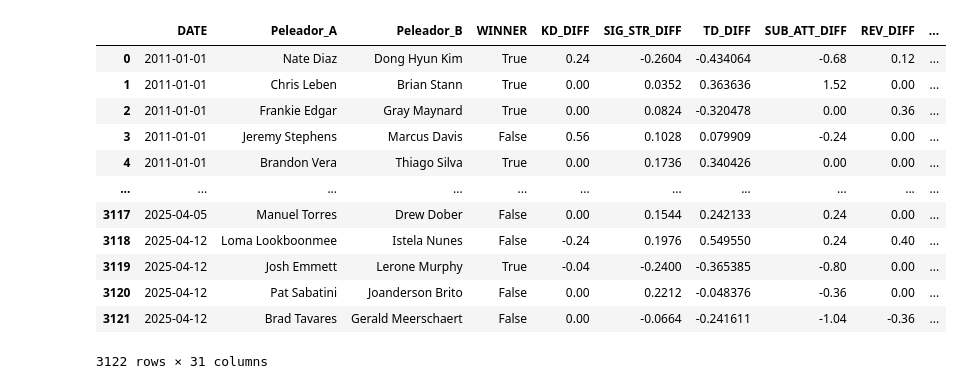
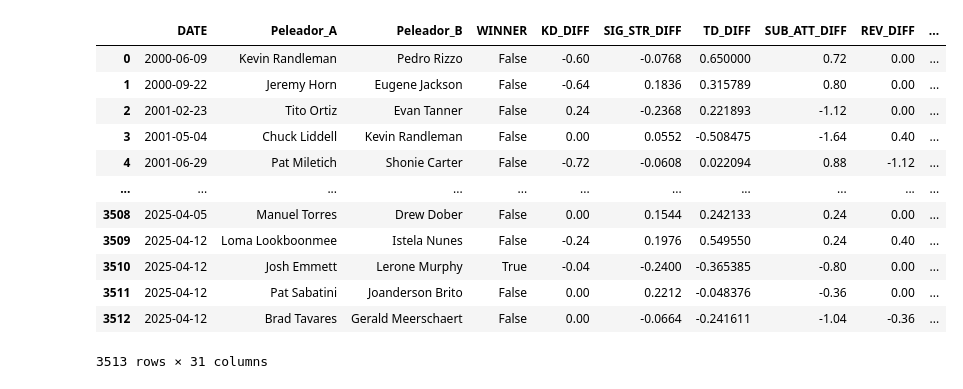
Before and after one commit to UCM-GIDIA-PD1/c2425-R4, a Jupyter notebook: src/evaluacion/P2/evaluacion_P2_nuevos_datos.ipynb, the cells around one changed output. Saved outputs shown, nothing was run; the diff lists cells and outputs as text; code cells hidden in the pictures.

```diff
--- a/src/evaluacion/P2/evaluacion_P2_nuevos_datos.ipynb
+++ b/src/evaluacion/P2/evaluacion_P2_nuevos_datos.ipynb
@@ -7,23 +7,23 @@ from sklearn.metrics import accuracy_score, f1_score, confusion_matrix, classifi
 import seaborn as sns
 import matplotlib.pyplot as plt
 # %%
-ruta_df =  os.path.join("..","..","..", "data", "P2_dif","completo_dif.parquet")
+ruta_df =  os.path.join("..","..","..", "data", "processed","df_dif.parquet")
 df = pd.read_parquet(ruta_df)
 df
 # %% [output]
 |  | DATE | Peleador_A | Peleador_B | WINNER | KD_DIFF | SIG_STR_DIFF | TD_DIFF | SUB_ATT_DIFF | REV_DIFF | ... |
-| 0 | 2011-01-01 | Nate Diaz | Dong Hyun Kim | True | 0.24 | -0.2604 | -0.434064 | -0.68 | 0.12 | ... |
-| 1 | 2011-01-01 | Chris Leben | Brian Stann | True | 0.00 | 0.0352 | 0.363636 | 1.52 | 0.00 | ... |
-| 2 | 2011-01-01 | Frankie Edgar | Gray Maynard | True | 0.00 | 0.0824 | -0.320478 | 0.00 | 0.36 | ... |
-| 3 | 2011-01-01 | Jeremy Stephens | Marcus Davis | False | 0.56 | 0.1028 | 0.079909 | -0.24 | 0.00 | ... |
-| 4 | 2011-01-01 | Brandon Vera | Thiago Silva | True | 0.00 | 0.1736 | 0.340426 | 0.00 | 0.00 | ... |
+| 0 | 2000-06-09 | Kevin Randleman | Pedro Rizzo | False | -0.60 | -0.0768 | 0.650000 | 0.72 | 0.00 | ... |
+| 1 | 2000-09-22 | Jeremy Horn | Eugene Jackson | False | -0.64 | 0.1836 | 0.315789 | 0.80 | 0.00 | ... |
+| 2 | 2001-02-23 | Tito Ortiz | Evan Tanner | False | 0.24 | -0.2368 | 0.221893 | -1.12 | 0.00 | ... |
+| 3 | 2001-05-04 | Chuck Liddell | Kevin Randleman | False | 0.00 | 0.0552 | -0.508475 | -1.64 | 0.40 | ... |
+| 4 | 2001-06-29 | Pat Miletich | Shonie Carter | False | -0.72 | -0.0608 | 0.022094 | 0.88 | -1.12 | ... |
 | ... | ... | ... | ... | ... | ... | ... | ... | ... | ... | ... |
-| 3117 | 2025-04-05 | Manuel Torres | Drew Dober | False | 0.00 | 0.1544 | 0.242133 | 0.24 | 0.00 | ... |
-| 3118 | 2025-04-12 | Loma Lookboonmee | Istela Nunes | False | -0.24 | 0.1976 | 0.549550 | 0.24 | 0.40 | ... |
-| 3119 | 2025-04-12 | Josh Emmett | Lerone Murphy | True | -0.04 | -0.2400 | -0.365385 | -0.80 | 0.00 | ... |
-| 3120 | 2025-04-12 | Pat Sabatini | Joanderson Brito | False | 0.00 | 0.2212 | -0.048376 | -0.36 | 0.00 | ... |
-| 3121 | 2025-04-12 | Brad Tavares | Gerald Meerschaert | False | 0.00 | -0.0664 | -0.241611 | -1.04 | -0.36 | ... |
+| 3508 | 2025-04-05 | Manuel Torres | Drew Dober | False | 0.00 | 0.1544 | 0.242133 | 0.24 | 0.00 | ... |
+| 3509 | 2025-04-12 | Loma Lookboonmee | Istela Nunes | False | -0.24 | 0.1976 | 0.549550 | 0.24 | 0.40 | ... |
+| 3510 | 2025-04-12 | Josh Emmett | Lerone Murphy | True | -0.04 | -0.2400 | -0.365385 | -0.80 | 0.00 | ... |
+| 3511 | 2025-04-12 | Pat Sabatini | Joanderson Brito | False | 0.00 | 0.2212 | -0.048376 | -0.36 | 0.00 | ... |
+| 3512 | 2025-04-12 | Brad Tavares | Gerald Meerschaert | False | 0.00 | -0.0664 | -0.241611 | -1.04 | -0.36 | ... |
-3122 rows × 31 columns
+3513 rows × 31 columns
 # %%
 df["DATE"] = pd.to_datetime(df["DATE"])
 
```
Also changed, not shown: parts of 10 cells of this notebook, 2 other files.
